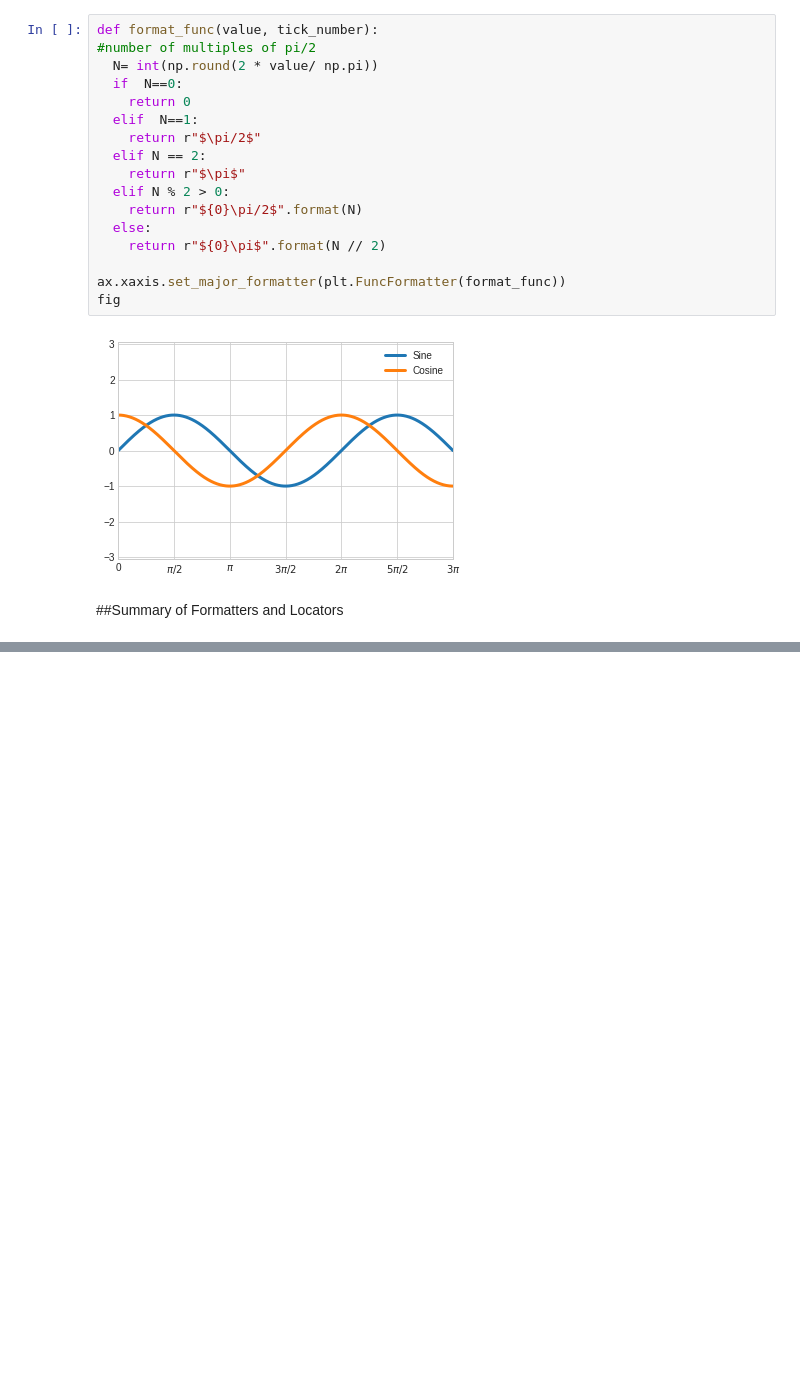
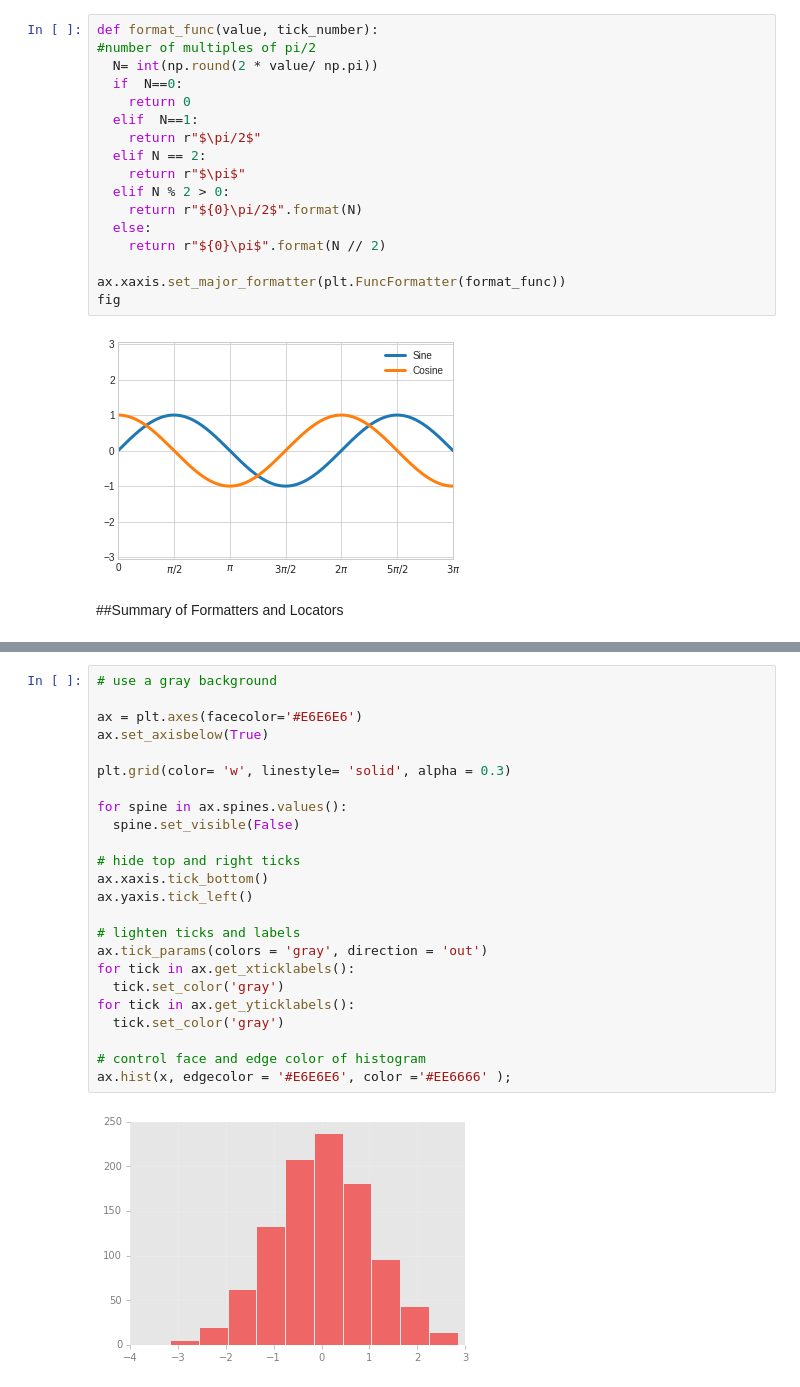
Before and after one commit to KazumaShachou/DataScience, a Jupyter notebook: Matplotlib_3.ipynb, the cells around one changed output, grey strips where cells are left out. Drawn from its saved outputs; the diff is of its cells as text; blank space fills up the shorter version.

```diff
--- a/Matplotlib_3.ipynb
+++ b/Matplotlib_3.ipynb
@@ -237,0 +243,26 @@ plt.hist(x);
+# %%
+# use a gray background
+
+ax = plt.axes(facecolor='#E6E6E6')
+ax.set_axisbelow(True)
+
+plt.grid(color= 'w', linestyle= 'solid', alpha = 0.3)
+
+for spine in ax.spines.values():
+  spine.set_visible(False)
+
+# hide top and right ticks
+ax.xaxis.tick_bottom()
+ax.yaxis.tick_left()
+
+# lighten ticks and labels
+ax.tick_params(colors = 'gray', direction = 'out')
+for tick in ax.get_xticklabels():
+  tick.set_color('gray')
+for tick in ax.get_yticklabels():
+  tick.set_color('gray')
+
+# control face and edge color of histogram
+ax.hist(x, edgecolor = '#E6E6E6', color ='#EE6666' );
+# %% [output]
+[figure, added]
```
Also changed, not shown: parts of 12 cells of this notebook.
